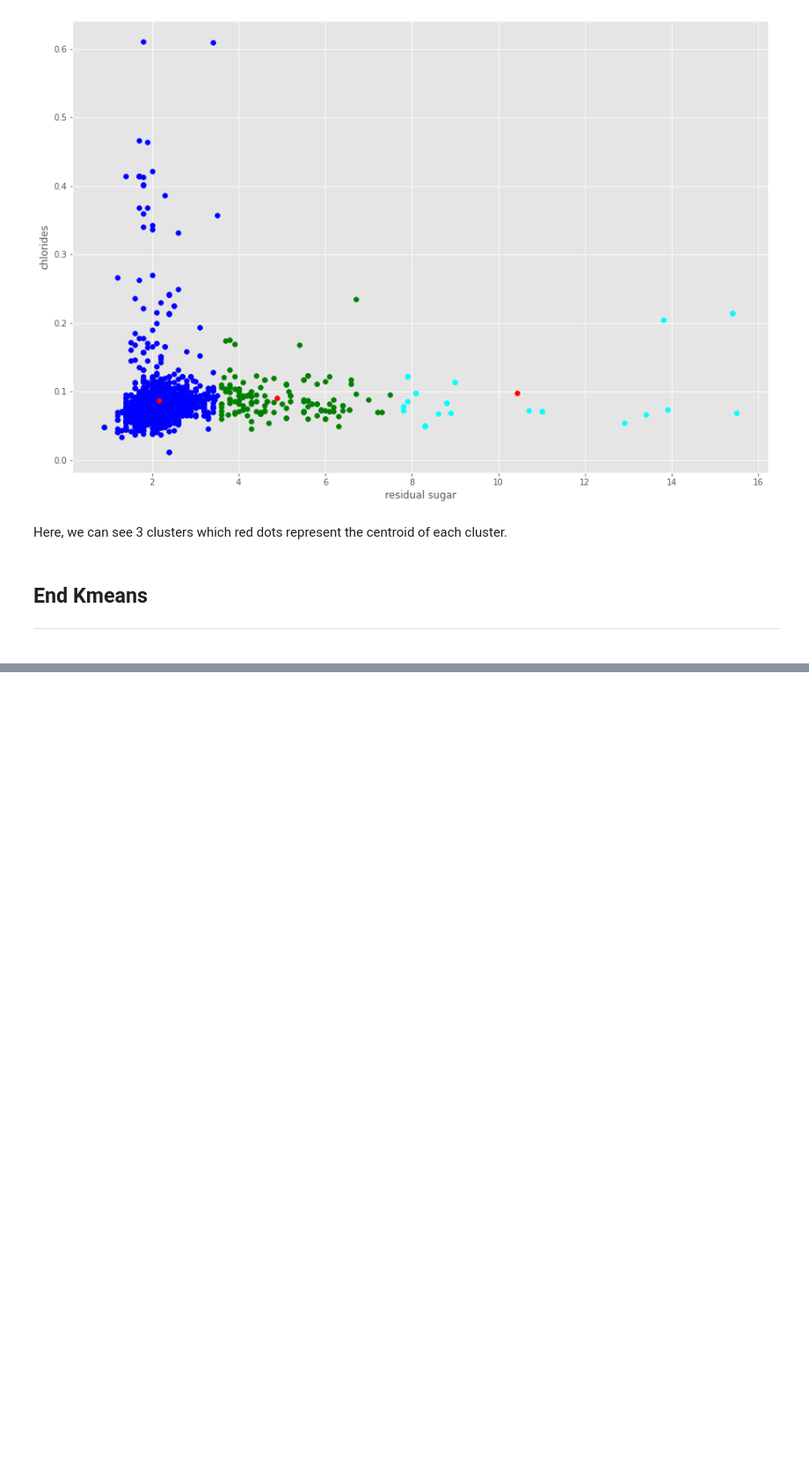
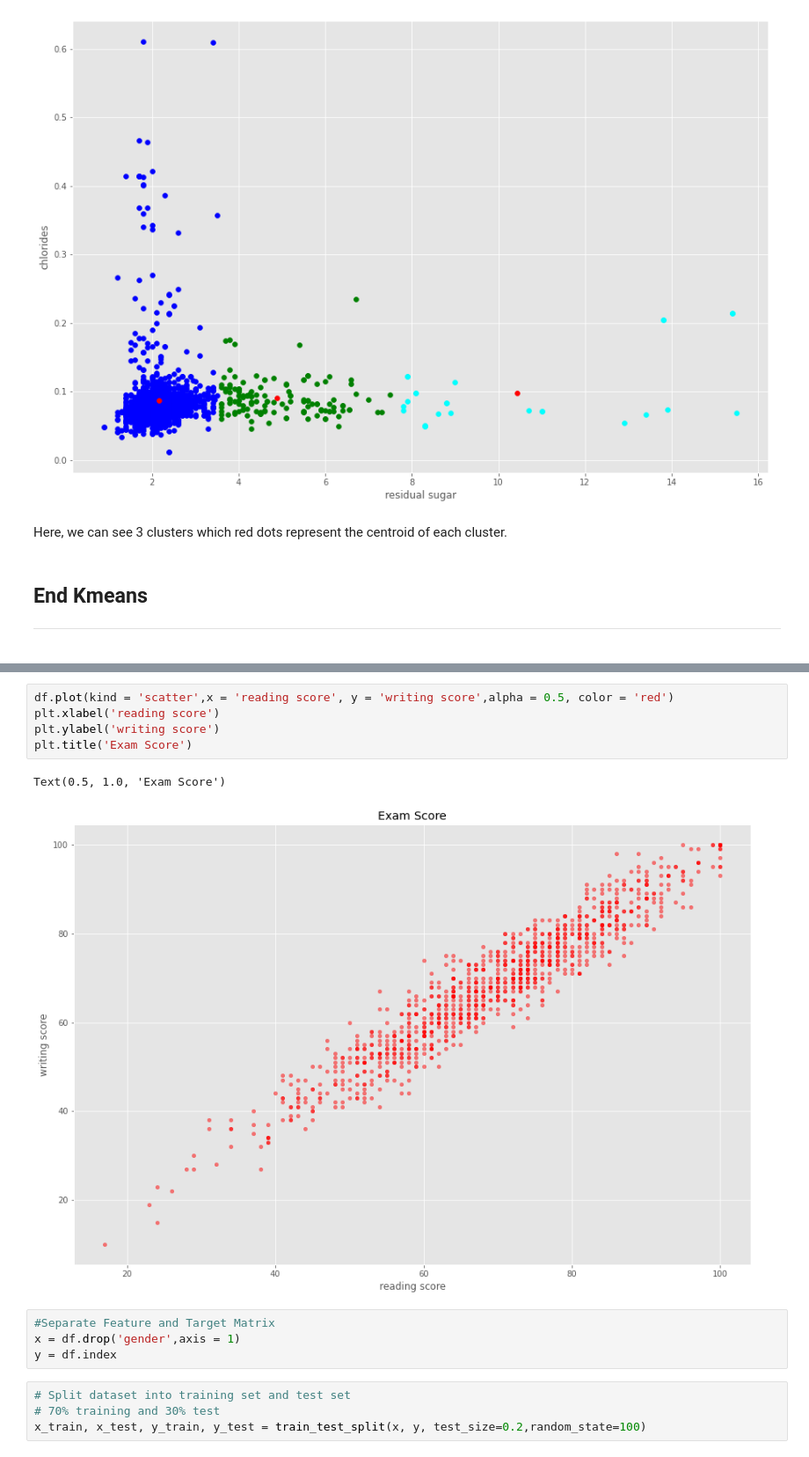
Before and after one commit to PantareeBew/EmergingTechAssessment, a Jupyter notebook: Scikit-Learn.ipynb, the cells around one changed output, grey strips where cells are left out. Shown at 88% size. Drawn from its saved outputs; the diff is of its cells as text; blank space fills up the shorter version.

```diff
--- a/Scikit-Learn.ipynb
+++ b/Scikit-Learn.ipynb
@@ -593,0 +717,16 @@ Here, we can see 3 clusters which red dots represent the centroid of each cluste
+# %%
+df.plot(kind = 'scatter',x = 'reading score', y = 'writing score',alpha = 0.5, color = 'red')
+plt.xlabel('reading score')
+plt.ylabel('writing score')
+plt.title('Exam Score')
+# %% [output]
+Text(0.5, 1.0, 'Exam Score')
+[figure, added]
+# %%
+#Separate Feature and Target Matrix
+x = df.drop('gender',axis = 1)
+y = df.index
+# %%
+# Split dataset into training set and test set
+# 70% training and 30% test
+x_train, x_test, y_train, y_test = train_test_split(x, y, test_size=0.2,random_state=100)
```
Also changed, not shown: parts of 29 cells of this notebook.
